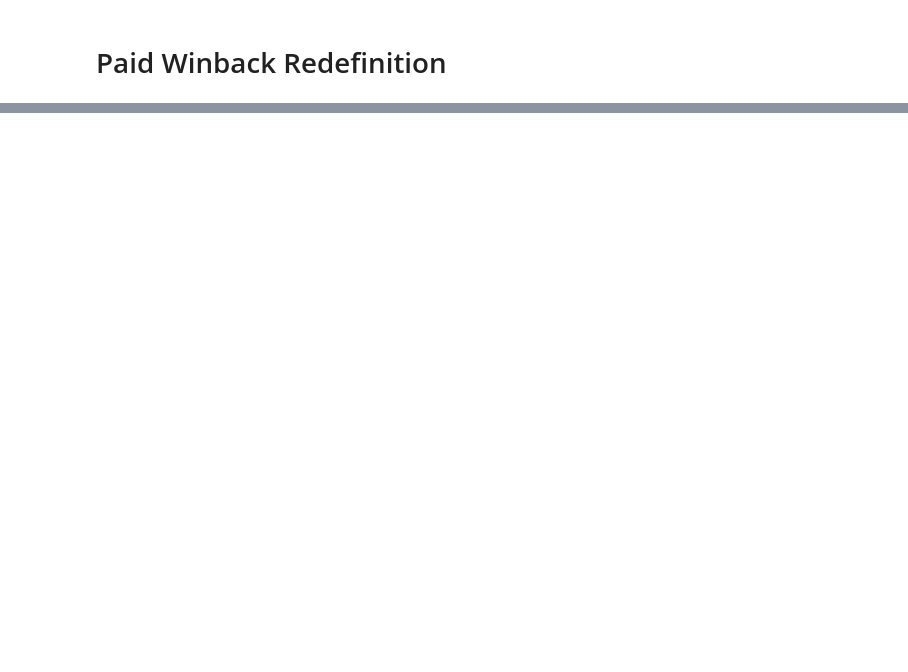
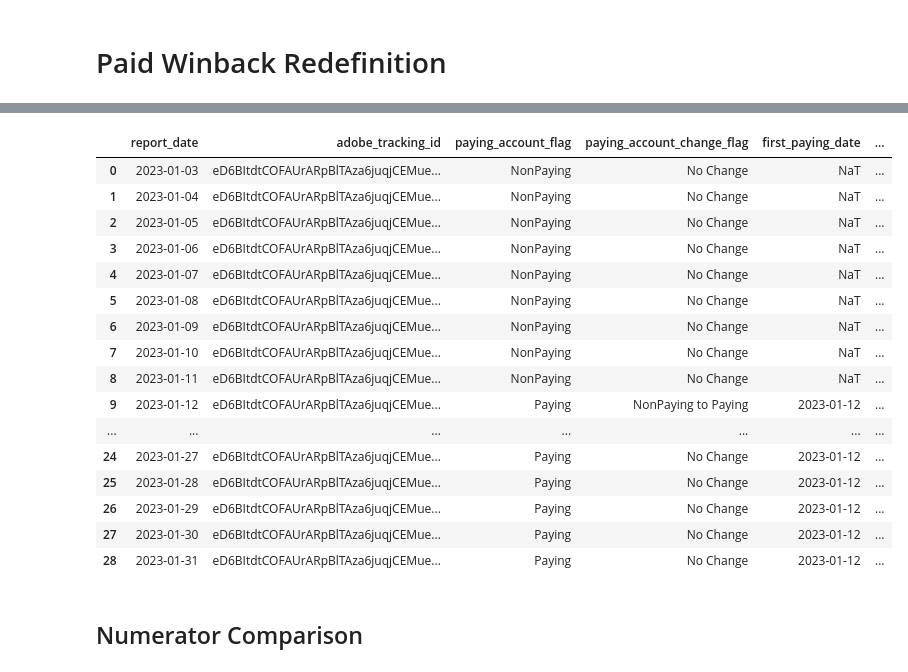
Before and after one commit to sandersli-nbc/CRM-Dashboard, a Jupyter notebook: test.ipynb, the cells around one changed output, grey strips where cells are left out. Saved outputs shown, nothing was run; the diff lists cells and outputs as text; code cells hidden in the pictures; blank space fills up the shorter version.

```diff
--- a/test.ipynb
+++ b/test.ipynb
@@ -1830,0 +1827,33 @@ LEFT JOIN Net_New_Upgrade_Num
+# %%
+%%bigquery --params {'report_start_date': '2023-01-01', 'report_end_date': '2023-01-31'}
+SELECT  report_date
+       ,adobe_tracking_id
+       ,paying_account_flag
+       ,paying_account_change_flag
+       ,first_paying_date
+       ,last_paid_date
+       ,recent_paying_date
+FROM `nbcu-ds-prod-001.PeacockDataMartSilver.SILVER_USER`
+WHERE report_date between @report_start_date and @report_end_date
+AND adobe_tracking_id = 'eD6BItdtCOFAUrARpBlTAza6juqjCEMuesOyU/351E4='
+ORDER BY report_date;
+# %% [output]
+|  | report_date | adobe_tracking_id | paying_account_flag | paying_account_change_flag | first_paying_date | ... |
+| 0 | 2023-01-03 | eD6BItdtCOFAUrARpBlTAza6juqjCEMue... | NonPaying | No Change | NaT | ... |
+| 1 | 2023-01-04 | eD6BItdtCOFAUrARpBlTAza6juqjCEMue... | NonPaying | No Change | NaT | ... |
+| 2 | 2023-01-05 | eD6BItdtCOFAUrARpBlTAza6juqjCEMue... | NonPaying | No Change | NaT | ... |
+| 3 | 2023-01-06 | eD6BItdtCOFAUrARpBlTAza6juqjCEMue... | NonPaying | No Change | NaT | ... |
+| 4 | 2023-01-07 | eD6BItdtCOFAUrARpBlTAza6juqjCEMue... | NonPaying | No Change | NaT | ... |
+| 5 | 2023-01-08 | eD6BItdtCOFAUrARpBlTAza6juqjCEMue... | NonPaying | No Change | NaT | ... |
+| 6 | 2023-01-09 | eD6BItdtCOFAUrARpBlTAza6juqjCEMue... | NonPaying | No Change | NaT | ... |
+| 7 | 2023-01-10 | eD6BItdtCOFAUrARpBlTAza6juqjCEMue... | NonPaying | No Change | NaT | ... |
+| 8 | 2023-01-11 | eD6BItdtCOFAUrARpBlTAza6juqjCEMue... | NonPaying | No Change | NaT | ... |
+| 9 | 2023-01-12 | eD6BItdtCOFAUrARpBlTAza6juqjCEMue... | Paying | NonPaying to Paying | 2023-01-12 | ... |
+| ... | ... | ... | ... | ... | ... | ... |
+| 24 | 2023-01-27 | eD6BItdtCOFAUrARpBlTAza6juqjCEMue... | Paying | No Change | 2023-01-12 | ... |
+| 25 | 2023-01-28 | eD6BItdtCOFAUrARpBlTAza6juqjCEMue... | Paying | No Change | 2023-01-12 | ... |
+| 26 | 2023-01-29 | eD6BItdtCOFAUrARpBlTAza6juqjCEMue... | Paying | No Change | 2023-01-12 | ... |
+| 27 | 2023-01-30 | eD6BItdtCOFAUrARpBlTAza6juqjCEMue... | Paying | No Change | 2023-01-12 | ... |
+| 28 | 2023-01-31 | eD6BItdtCOFAUrARpBlTAza6juqjCEMue... | Paying | No Change | 2023-01-12 | ... |
+# %% [markdown]
+## Numerator Comparison
```
Also changed, not shown: parts of 88 cells of this notebook, 17 other files.
